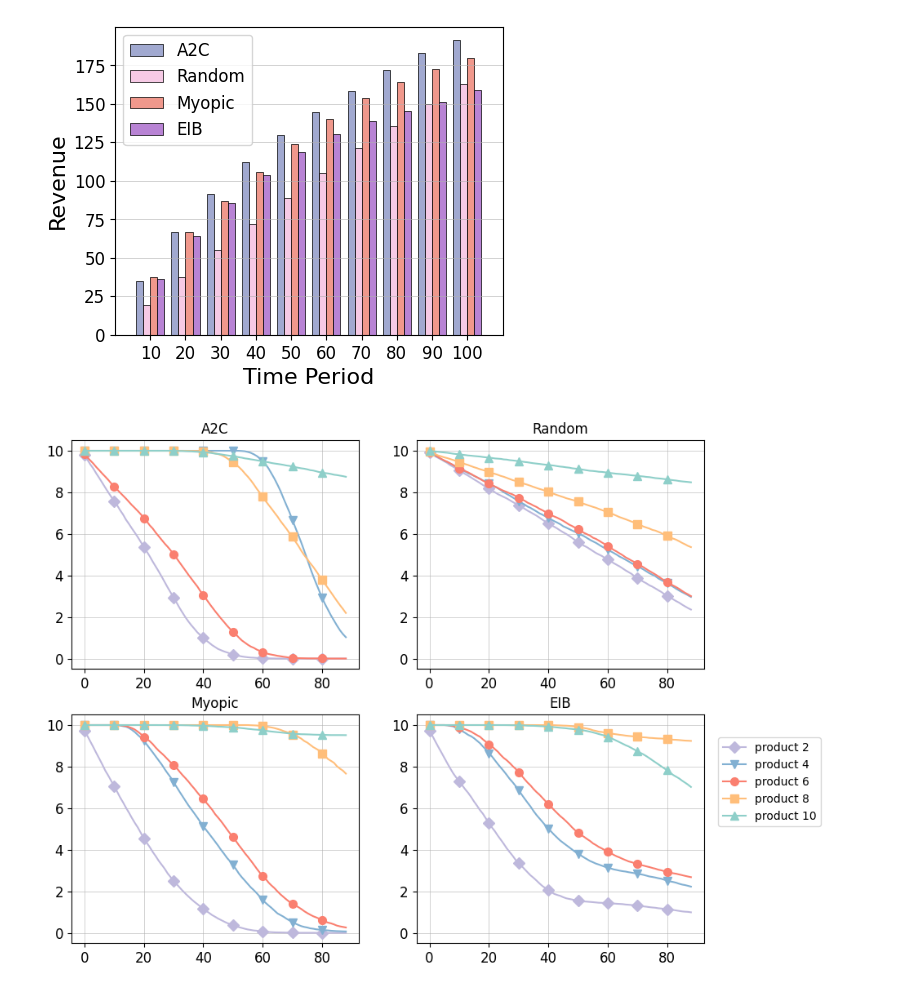
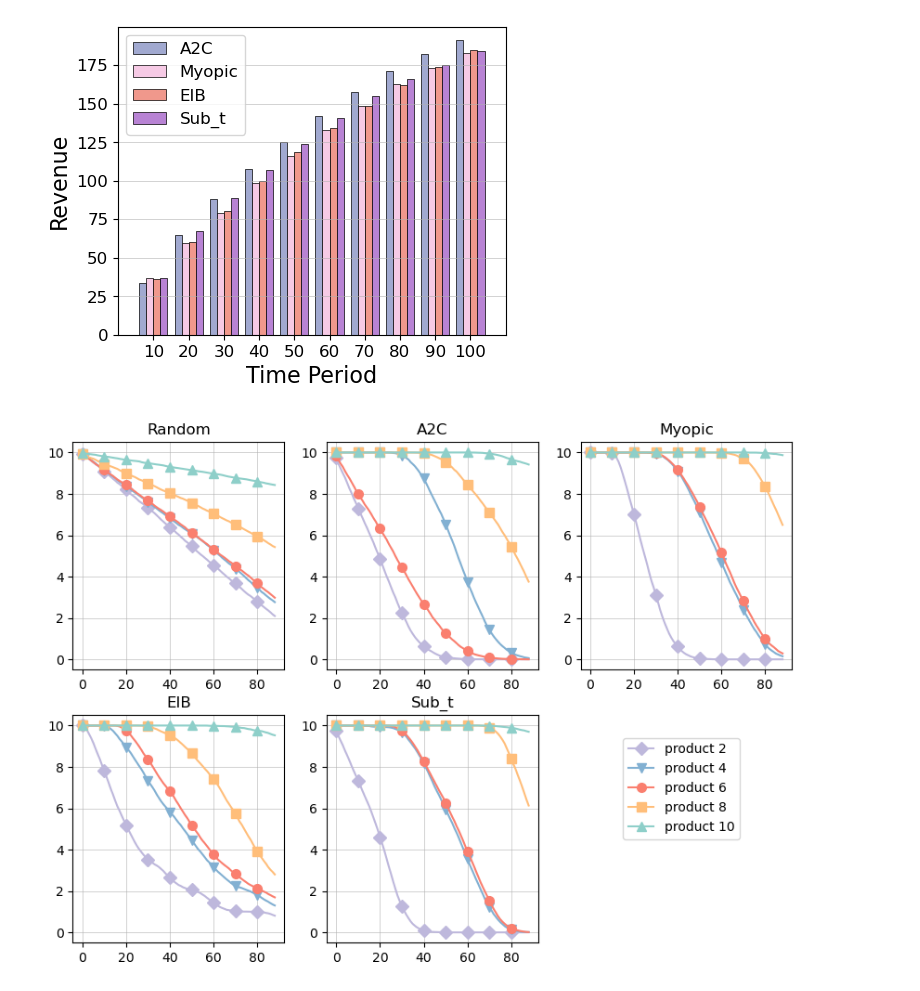
Before and after one commit to DRL-OM/DRL-assortment, a Jupyter notebook: rlGT/plot.ipynb, the cells around one changed output. Drawn from its saved outputs; the diff is of its cells as text; code cells hidden in the pictures.

```diff
--- a/rlGT/plot.ipynb
+++ b/rlGT/plot.ipynb
@@ -63,0 +119,9 @@ def smooth(r_list,plot_list_len,smooth_len):
+# %%
+name = 'A2C2023-05-01-11-00-43'
+with open(r'log/' + name, 'r') as f:
+    data = f.readlines()
+    seller_list = []
+    for line in data:
+        if 'mean test reward:' in line:
+            seller_list.append(float(line.split(',')[-6][-8:]))
+np.array(seller_list)
@@ -256,7 +436,7 @@ plt.show()
 # %%
 fig, ax = plt.subplots(nrows=1, ncols=1, figsize=(5, 4))
 
-name = 'A2C2023-02-19-23-40-46'
+name = 'A2C2023-05-01-14-12-04'
 FILE='change/'+name+'test_value_list'+str(0)+'.npy'
 
 R_list0 = np.load(FILE,allow_pickle=True)
@@ -289,8 +469,8 @@ plt.ylabel('Critic Value',size=16)
 ax.tick_params(labelsize=12)
 ax.set_xlim(-5,105)
 ax.set_xticks(np.arange(0,110,10),size=12)
-ax.set_ylim(0,220)
-ax.set_yticks(range(0,220,30),size=12)
+ax.set_ylim(0,200)
+ax.set_yticks(range(0,200,30),size=12)
 plt.xticks(size=12)
 plt.yticks(size=12)
 plt.savefig(r'plot/'+'critic'+'.pdf', dpi=600, format='pdf',bbox_inches = 'tight')
@@ -302,9 +482,9 @@ plt.show()
 colors=['#A1A9D0','#F6CAE5','#F0988C','#B883D4']
 fig, ax = plt.subplots(nrows=1, ncols=1, figsize=(5, 4))
 
-name = 'A2C2023-02-19-23-40-46'
-name_ = ['R','ROA','RM','RE']
-method = ['A2C','Random','Myopic','EIB']
+name = 'A2C2023-05-01-14-12-04'
+name_ = ['R','RM','RE','RS']
+method = ['A2C','Myopic','EIB','Sub_t']
 multi = [-1.5,-0.5,0.5,1.5]
 
 for c in [0,1,2,3]:
@@ -353,10 +533,10 @@ plt.savefig(r'plot/'+'Revenue'+'.pdf', dpi=600, format='pdf',bbox_inches = 'tigh
 
 plt.show()
 # %% [output]
-[figure, old version]
+[figure, new version]
 # %%
 #colors=['#A1A9D0','#F6CAE5','#F0988C','#B883D4']
-fig, ax = plt.subplots(nrows=2, ncols=2, figsize=(10, 8))#ax[1, 1]
+fig, ax = plt.subplots(nrows=2, ncols=3, figsize=(10, 7))#ax[1, 1]
 color_ = []
 for i in range(10):
     color_.append(((30+8*i)/255,(50+8*i)/255,(90+12*i)/255))
@@ -364,11 +544,11 @@ color_ = ['#BEB8DC','#82B0D2','#FA7F6F','#FFBE7A','#8ECFC9']
 #color_=['#A1A9D0','#F6CAE5','#F0988C','#B883D4','#96CCCB']
 m = ['D','v','o','s','^']
 #color_ = ['#934B43','#F27970','#BB9727','#54B345','#32B897','#05B9E2',(64/255,150/255,201/255),'#8983BF','#C76DA2',(243/255,69/255,133/255)]
-name = 'A2C2023-02-19-23-40-46'
-name_ = ['inv','invOA','invM','invE']
-method = ['A2C','Random','Myopic','EIB']
+name = 'A2C2023-05-01-14-12-04'
+name_ = ['invOA','inv','invM','invE','invS']
+method = ['Random','A2C','Myopic','EIB','Sub_t']
 
-for c,axs in zip([0,1,2,3],[(0,0),(0,1),(1,0),(1,1)]):
+for c,axs in zip([0,1,2,3,4],[(0,0),(0,1),(0,2),(1,0),(1,1)]):
 
     FILE='change/'+name+'change_of_'+name_[c]+'_list'+str(0)+'.npy'
     R_list0 = np.load(FILE,allow_pickle=True)
@@ -391,35 +571,36 @@ for c,axs in zip([0,1,2,3],[(0,0),(0,1),(1,0),(1,1)]):
     R_ = R_/len(R_list0)
 
     products_price = [1.838419913,1.992458678,1.874724518,1.515151515,3.28728191,2.695362718,1.032467532,4.485454545,1.57983683,1.02]
     sorted_id = sorted(range(len(products_price)), key=lambda k: products_price[k], reverse=True)
     col = 0
     for p in sorted_id[1::2]:
         ax[axs[0],axs[1]].plot(np.arange(len(R_[:,p])),R_[:,p],label='product '+str(2+2*col),color=color_[col],
                                marker=m[col],markevery=10,markersize=7,linewidth=1.5)
         col+=1
-    ax[axs[0],axs[1]].tick_params(axis='x',labelsize=12)
-    ax[axs[0],axs[1]].tick_params(axis='y',labelsize=12)
+    ax[axs[0],axs[1]].tick_params(axis='x',labelsize=10)
+    ax[axs[0],axs[1]].tick_params(axis='y',labelsize=10)
     #ax[axs[0],axs[1]].set_xlabel("Time Period",size=20)
     #ax[axs[0],axs[1]].set_ylabel('Inventory Level',size=20)
     ax[axs[0],axs[1]].legend(prop = {'size':12})
     ax[axs[0],axs[1]].set_ylim(-0.5,10.5)
     ax[axs[0],axs[1]].set_title(method[c],size=12)
     ax[axs[0],axs[1]].grid(b=True, which='major',linewidth=0.4 )
 ax[0,0].legend_.remove()
 ax[0,1].legend_.remove()
+ax[0,2].legend_.remove()
 ax[1,0].legend_.remove()
-ax[1,1].legend(loc=2, bbox_to_anchor=(1.05,0.9),borderaxespad = 0.)
-
+ax[1,1].legend(loc=2, bbox_to_anchor=(1.4,0.9),borderaxespad = 0.)
+fig.delaxes(ax[-1][-1])
 
 #ax.set_ylim(0.95,1.98)
 #ax.set_yticks(np.arange(0.95,1.98,0.15),size=12)
 #ax.set_xlim(0,110)
 #ax.set_xticks(np.arange(10,110,10),size=12)
 
 #plt.grid(b=True, which='major',axis='y',linewidth=0.4 )
 #plt.title('Revenue Ratio Against Random',size=20)
 plt.savefig(r'plot/'+'inventory'+'.pdf', dpi=600, format='pdf',bbox_inches = 'tight')
 
 plt.show()
 # %% [output]
-[figure, old version]
+[figure, new version]
```
Also changed, not shown: parts of 16 cells of this notebook, 6 other files.
